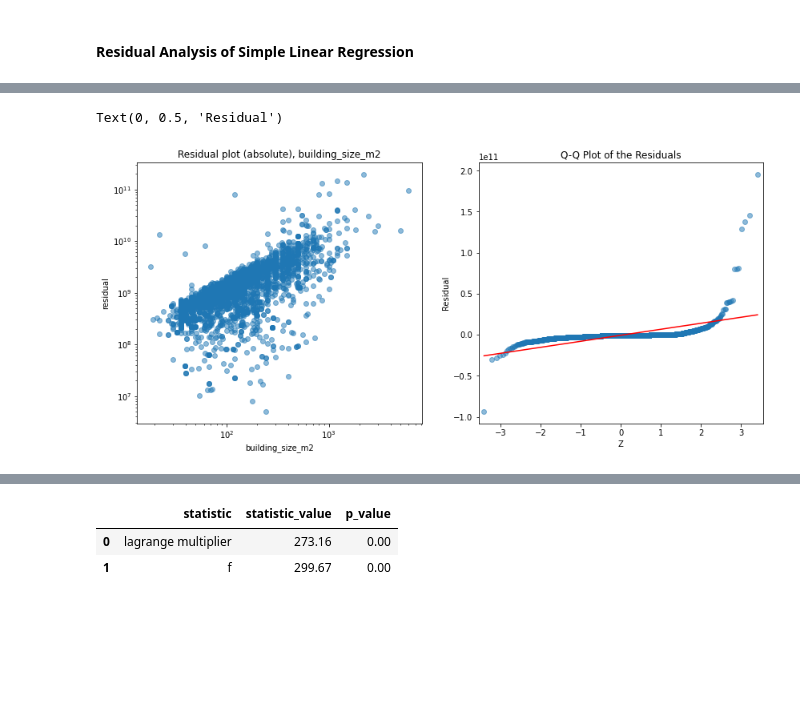
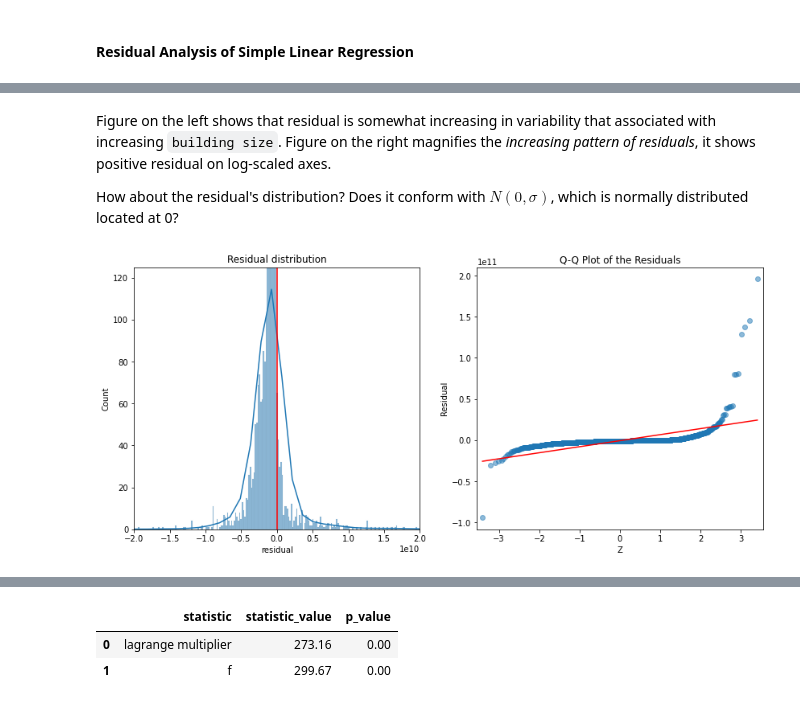
Before and after one commit to nbarizki/jabodetabekhousepricing, a Jupyter notebook: 3 - Linear Modeling of House Price.ipynb, the cells around one changed output, grey strips where cells are left out. Cells and saved outputs as stored; diff of their text form; code cells hidden in the pictures; blank space fills up the shorter version.

```diff
--- a/3 - Linear Modeling of House Price.ipynb
+++ b/3 - Linear Modeling of House Price.ipynb
@@ -150,21 +216,26 @@ Text(0, 0.5, 'residual')
+# %% [markdown]
+Figure on the left shows that residual is somewhat increasing in variability that associated with increasing `building size`. Figure on the right magnifies the *increasing pattern of residuals*, it shows positive residual on log-scaled axes.
+
+How about the residual's distribution? Does it conform with $N(0, \sigma)$, which is normally distributed located at 0?
 # %%
+{"tags": ["hide-input"]}
+
 from statsmodels.graphics.gofplots import ProbPlot
 
-# residual plot
+# ditribution of residual plot
 fig, ax = plt.subplots(1, 2, figsize=(14, 6))
-ax[0].scatter(x=X_train.building_size_m2.values.reshape(-1, 1), y=abs(resid), alpha=0.5)
-ax[0].set_title('Residual plot (absolute), building_size_m2')
-ax[0].set_yticks(np.linspace(resid.min(), resid.max(), 10))
-ax[0].set_xscale('log')
-ax[0].set_yscale('log', nonpositive='mask')
-ax[0].set_xlabel('building_size_m2')
-ax[0].set_ylabel('residual')
+sns.histplot(x=resid.flatten(), ax=ax[0], kde=True)
+ax[0].set_title('Residual distribution')
+ax[0].set_xlabel('residual')
+ax[0].set_xlim(-2e10, 2e10)
+ax[0].set_ylim(0, 125)
+ax[0].axvline(color='red')
 # Q-Q Plot
 pplot = ProbPlot(resid.flatten())
 pplot.qqplot(ax=ax[1], alpha=0.5, line='s')
 ax[1].set_title('Q-Q Plot of the Residuals')
 ax[1].set_xlabel('Z')
 ax[1].set_ylabel('Residual')
+plt.show()
 # %% [output]
-Text(0, 0.5, 'Residual')
-[figure, old version]
+[figure, new version]
```
Also changed, not shown: parts of 23 cells of this notebook.
